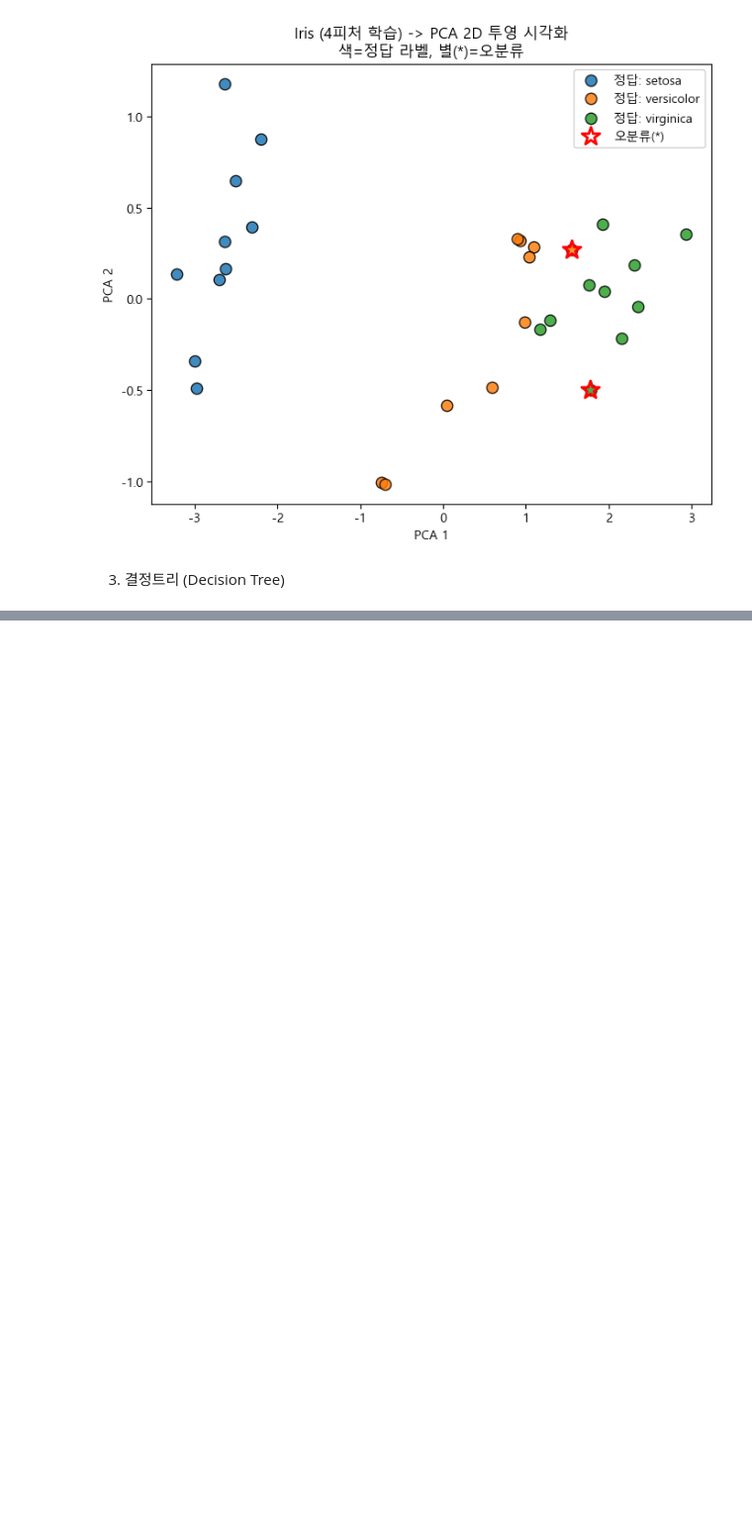
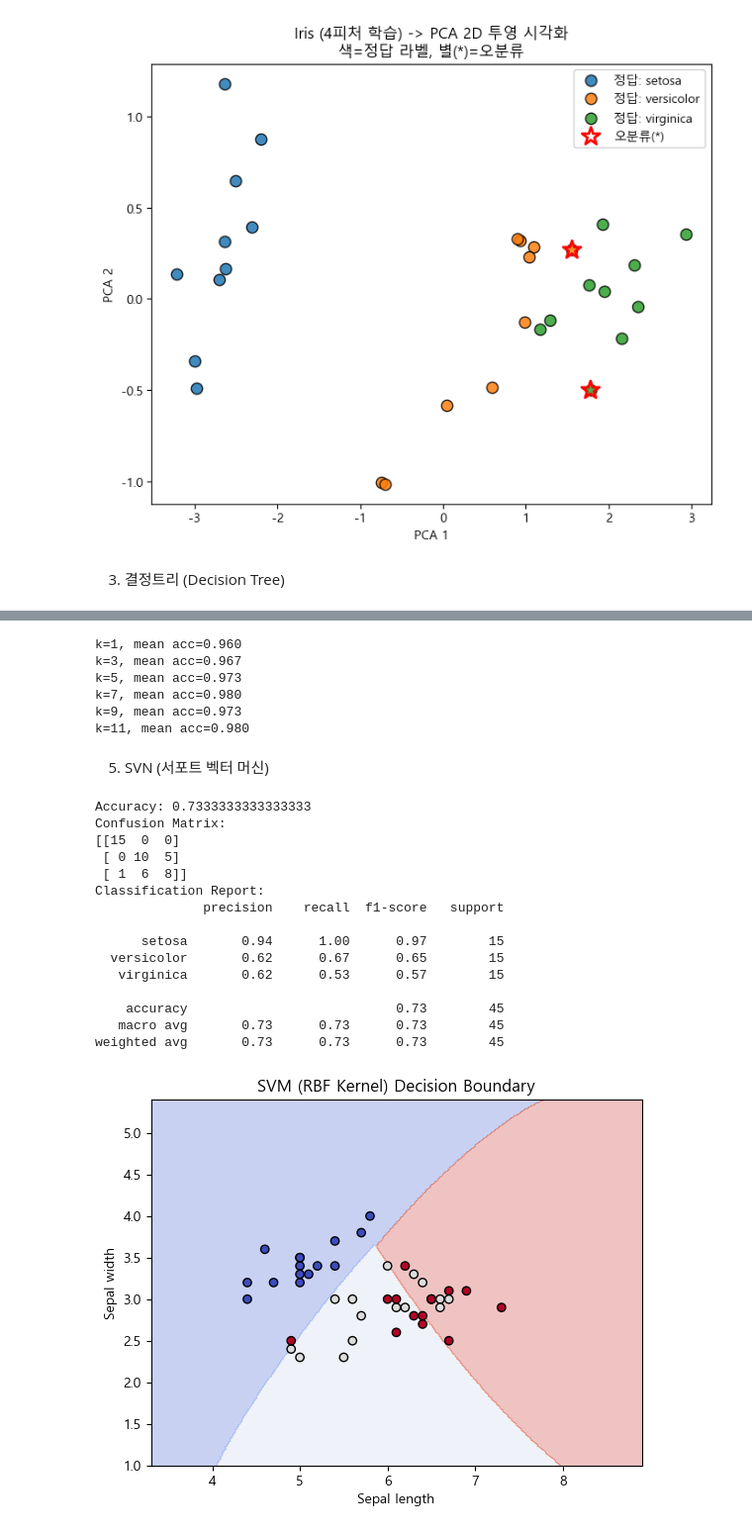
Before and after one commit to atleast10years/ai-ml, a Jupyter notebook: ml_core_algorithms.ipynb, the cells around one changed output, grey strips where cells are left out. Shown at 99% size. Cells and saved outputs as stored; diff of their text form; code cells hidden in the pictures; blank space fills up the shorter version.

```diff
--- a/ml_core_algorithms.ipynb
+++ b/ml_core_algorithms.ipynb
@@ -230,0 +375,74 @@ weighted avg       0.93      0.93      0.93        30
+# %%
+# K 값 변화 실험 (CV)
+from sklearn.model_selection import cross_val_score
+import numpy as np
+
+for k in [1, 3, 5, 7, 9, 11]:
+  knn = KNeighborsClassifier(n_neighbors=k)
+  scores = cross_val_score(knn, X, y, cv=5, scoring='accuracy')
+  print(f"k={k}, mean acc={scores.mean():.3f}")
+# %% [output]
+k=1, mean acc=0.960
+k=3, mean acc=0.967
+k=5, mean acc=0.973
+k=7, mean acc=0.980
+k=9, mean acc=0.973
+k=11, mean acc=0.980
+# %% [markdown]
+5. SVN (서포트 벡터 머신)
+# %%
+import numpy as np
+import matplotlib.pyplot as plt
+from sklearn.datasets import load_iris
+from sklearn.model_selection import train_test_split
+from sklearn.svm import SVC
+from sklearn.metrics import accuracy_score, confusion_matrix, classification_report
+
+# 시각화 위해 2피처(sepal lenght/width) 사용
+iris = load_iris()
+X, y = iris.data[:, :2], iris.target
+
+X_train, X_test, y_train, y_test = train_test_split(
+  X, y, test_size=0.3, random_state=42, stratify=y
+)
+
+# 모델 : RBF 커널 SVM
+clf = SVC(kernel="rbf", C=1.0, gamma="scale") # C:규제강도, gamma:커널폭(영향강도)
+clf.fit(X_train, y_train)
+
+y_pred = clf.predict(X_test)
+print("Accuracy:", accuracy_score(y_test, y_pred))
+print("Confusion Matrix:", confusion_matrix(y_test, y_pred), sep='\n')
+print("Classification Report:", classification_report(y_test, y_pred, target_names=iris.target_names), sep='\n')
+
+# 결정경계 시각화
+x_min, x_max = X[:, 0].min() - 1, X[:, 0].max() + 1
+y_min, y_max = X[:, 1].min() - 1, X[:, 1].max() + 1
+xx, yy = np.meshgrid(np.linspace(x_min, x_max, 300),
+                     np.linspace(y_min, y_max, 300))
+Z = clf.predict(np.c_[xx.ravel(), yy.ravel()])
+Z = Z.reshape(xx.shape)
+
+plt.contourf(xx, yy, Z, alpha=0.3, cmap=plt.cm.coolwarm)
+plt.scatter(X_test[:,0], X_test[:,1], c=y_test, edgecolor='k', cmap=plt.cm.coolwarm)
+plt.xlabel("Sepal length")
+plt.ylabel("Sepal width")
+plt.title("SVM (RBF Kernel) Decision Boundary")
+plt.show()
+# %% [output]
+Accuracy: 0.7333333333333333
+Confusion Matrix:
+[[15  0  0]
+ [ 0 10  5]
+ [ 1  6  8]]
+Classification Report:
+              precision    recall  f1-score   support
+
+      setosa       0.94      1.00      0.97        15
+  versicolor       0.62      0.67      0.65        15
+   virginica       0.62      0.53      0.57        15
+
+    accuracy                           0.73        45
+   macro avg       0.73      0.73      0.73        45
+weighted avg       0.73      0.73      0.73        45
+[figure, added]
```
Also changed, not shown: parts of 6 cells of this notebook, 1 other file.
